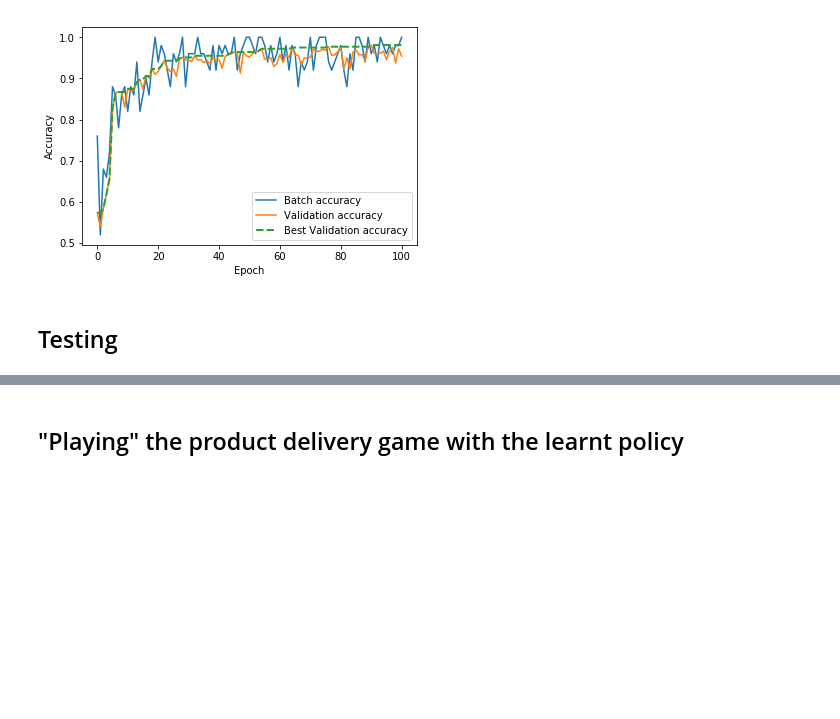
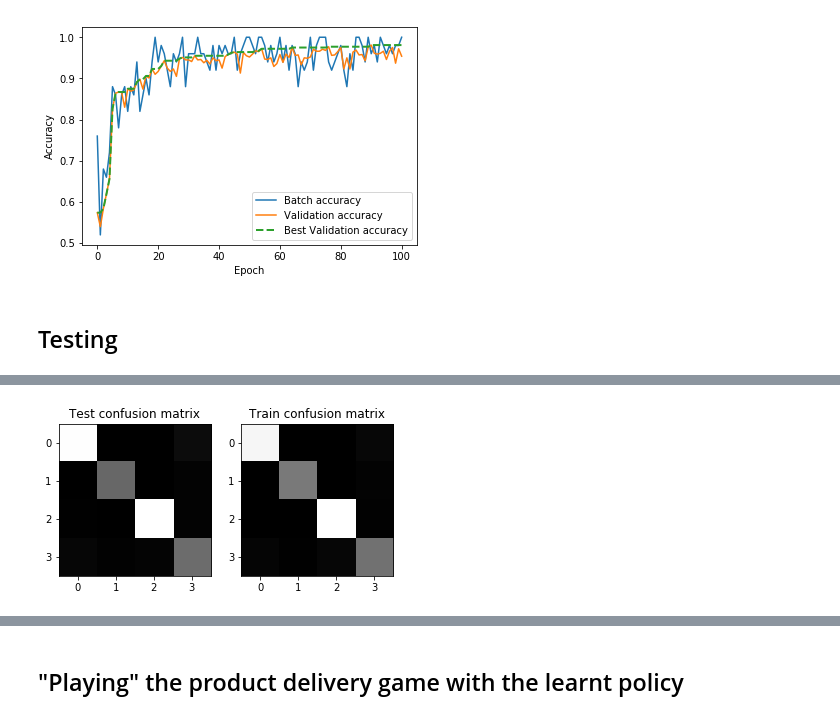
Before and after one commit to dsalgador/master-thesis, a Jupyter notebook: Imitation-Learning/Chapter5-Simulations.ipynb, the cells around one changed output, grey strips where cells are left out. Saved outputs shown, nothing was run; the diff lists cells and outputs as text; code cells hidden in the pictures; blank space fills up the shorter version.

Commit message:
Now an tensorflow operation to compute the confusion matrix is added. Also some code to visualize it and the confusion error.

```diff
--- a/Imitation-Learning/Chapter5-Simulations.ipynb
+++ b/Imitation-Learning/Chapter5-Simulations.ipynb
@@ -334,6 +334,7 @@ with tf.name_scope("train"):
             optimize = optimizer.minimize(loss)
 
 with tf.name_scope("eval"):
+            # Accuracy
             correct = tf.nn.in_top_k(logits, y, 1)
             accuracy = tf.reduce_mean(tf.cast(correct,tf.float32))
 tf.summary.scalar('accuracy', accuracy)
@@ -343,6 +344,9 @@ with tf.name_scope("action"):
             outputs = tf.nn.softmax(logits)
             # 3. Select a random action (where to go) based on the estimated probabilities
             action = tf.multinomial(tf.log(outputs), num_samples = 1)
+with tf.name_scope("confusion-matrix"):
+            # Confusion matrix
+            conf_mx = tf.confusion_matrix(labels=y, predictions=action)
 
 merged = tf.summary.merge_all()
 init = tf.global_variables_initializer()
@@ -475,4 +479,23 @@ with tf.Session() as sess:
                                     y: y_test,
                                     X: X_test
                                })
-    print(" Test accuracy of the best model saved (according to validation accuracy): ", acc_test)
+    print("\nTest accuracy of the best model saved (according to validation accuracy): ", acc_test)
+
+    conf_mx_test = sess.run(conf_mx, feed_dict={
+                                    y: y_test,
+                                    X: X_test})
+    print('Confusion matrix for test data:\n', conf_mx_test
+         )
+
+    acc_train = sess.run(accuracy, feed_dict={
+                                    y: y_train,
+                                    X: X_train
+                               })
+    print("\nTrain accuracy of the best model saved (according to validation accuracy): ", acc_train)
+
+    conf_mx_train = sess.run(conf_mx, feed_dict={
+                                    y: y_train,
+                                    X: X_train})
+
+    print('Confusion matrix for train data:\n', conf_mx_train
+         )
@@ -478,0 +518,16 @@ with tf.Session() as sess:
+# %%
+#Visualize confusion matrices
+
+plt.subplot(121)
+plt.imshow(conf_mx_test, cmap = plt.cm.gray)
+plt.title("Test confusion matrix")
+
+plt.subplot(122)
+plt.imshow(conf_mx_train, cmap = plt.cm.gray)
+plt.title("Train confusion matrix")
+
+
+plt.show()
+plt.close()
+# %% [output]
+[figure, added]
```
Also changed, not shown: parts of 2 cells of this notebook.
